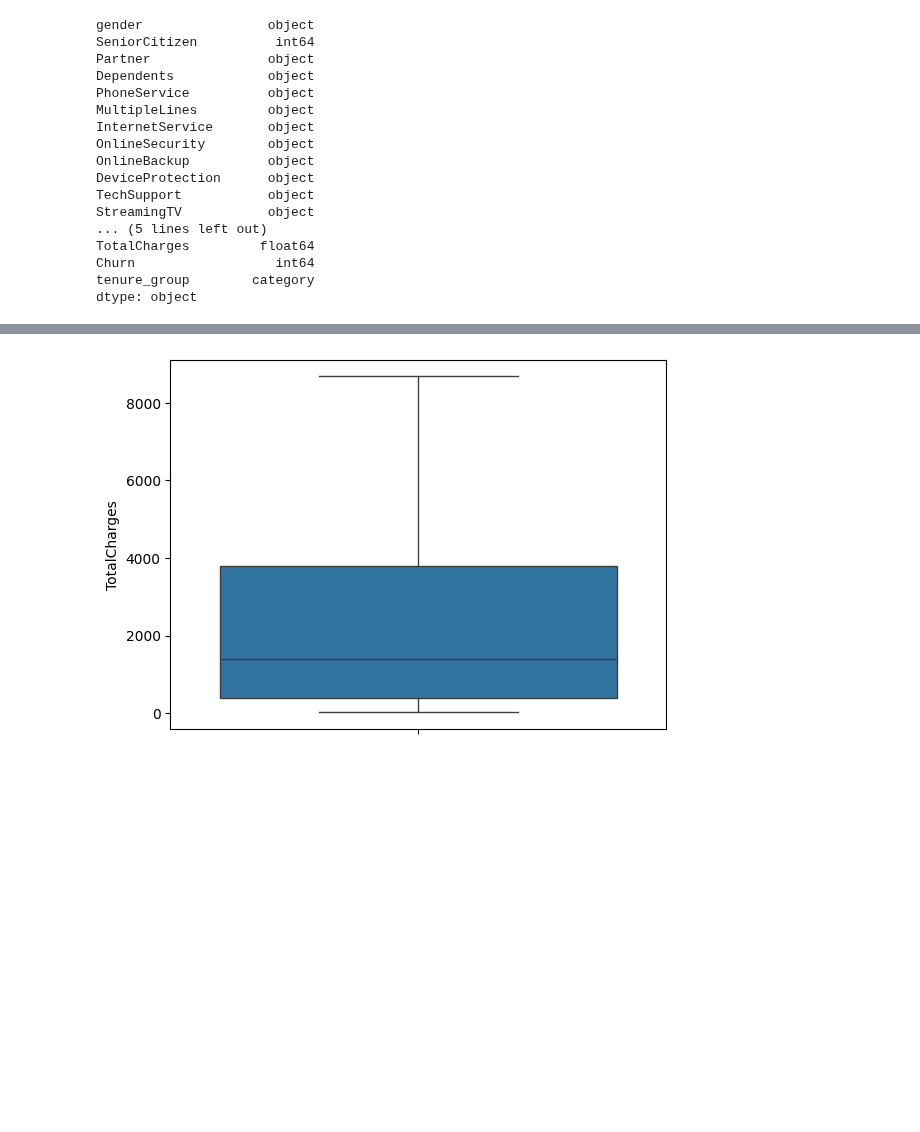
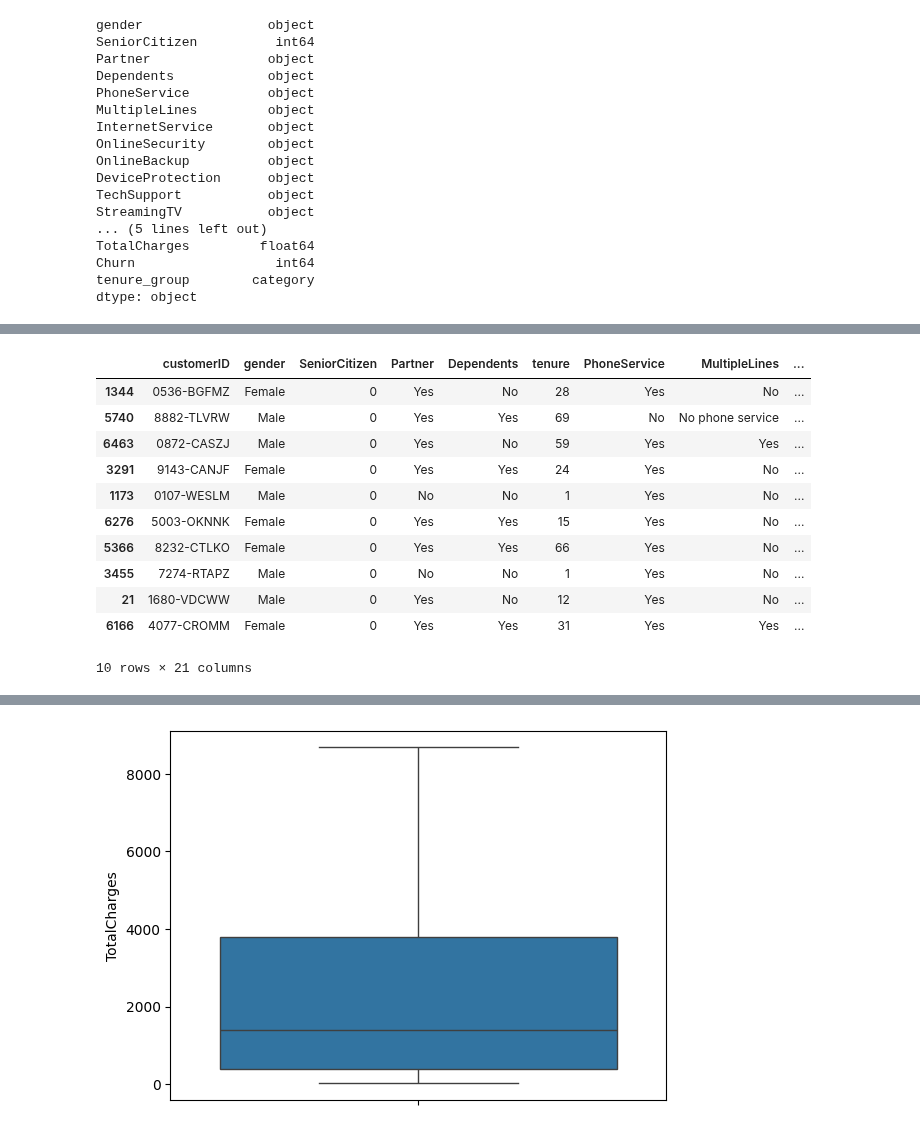
Before and after one commit to corpsedust/NareshIT, a Jupyter notebook: Self-practice/Churn_Project/EDA.ipynb, the cells around one changed output, grey strips where cells are left out. Cells and saved outputs as stored; diff of their text form; code cells hidden in the pictures; blank space fills up the shorter version.

```diff
--- a/Self-practice/Churn_Project/EDA.ipynb
+++ b/Self-practice/Churn_Project/EDA.ipynb
@@ -347,3 +365,18 @@ dtype: object
+# %%
+df1.sample(10)
+# %% [output]
+|  | customerID | gender | SeniorCitizen | Partner | Dependents | tenure | PhoneService | MultipleLines | ... |
+| 1344 | 0536-BGFMZ | Female | 0 | Yes | No | 28 | Yes | No | ... |
+| 5740 | 8882-TLVRW | Male | 0 | Yes | Yes | 69 | No | No phone service | ... |
+| 6463 | 0872-CASZJ | Male | 0 | Yes | No | 59 | Yes | Yes | ... |
+| 3291 | 9143-CANJF | Female | 0 | Yes | Yes | 24 | Yes | No | ... |
+| 1173 | 0107-WESLM | Male | 0 | No | No | 1 | Yes | No | ... |
+| 6276 | 5003-OKNNK | Female | 0 | Yes | Yes | 15 | Yes | No | ... |
+| 5366 | 8232-CTLKO | Female | 0 | Yes | Yes | 66 | Yes | No | ... |
+| 3455 | 7274-RTAPZ | Male | 0 | No | No | 1 | Yes | No | ... |
+| 21 | 1680-VDCWW | Male | 0 | Yes | No | 12 | Yes | No | ... |
+| 6166 | 4077-CROMM | Female | 0 | Yes | Yes | 31 | Yes | Yes | ... |
+10 rows × 21 columns
 # %%
 from sklearn.preprocessing import LabelEncoder
 le = LabelEncoder()
```
Also changed, not shown: parts of 23 cells of this notebook, 4 other files.
